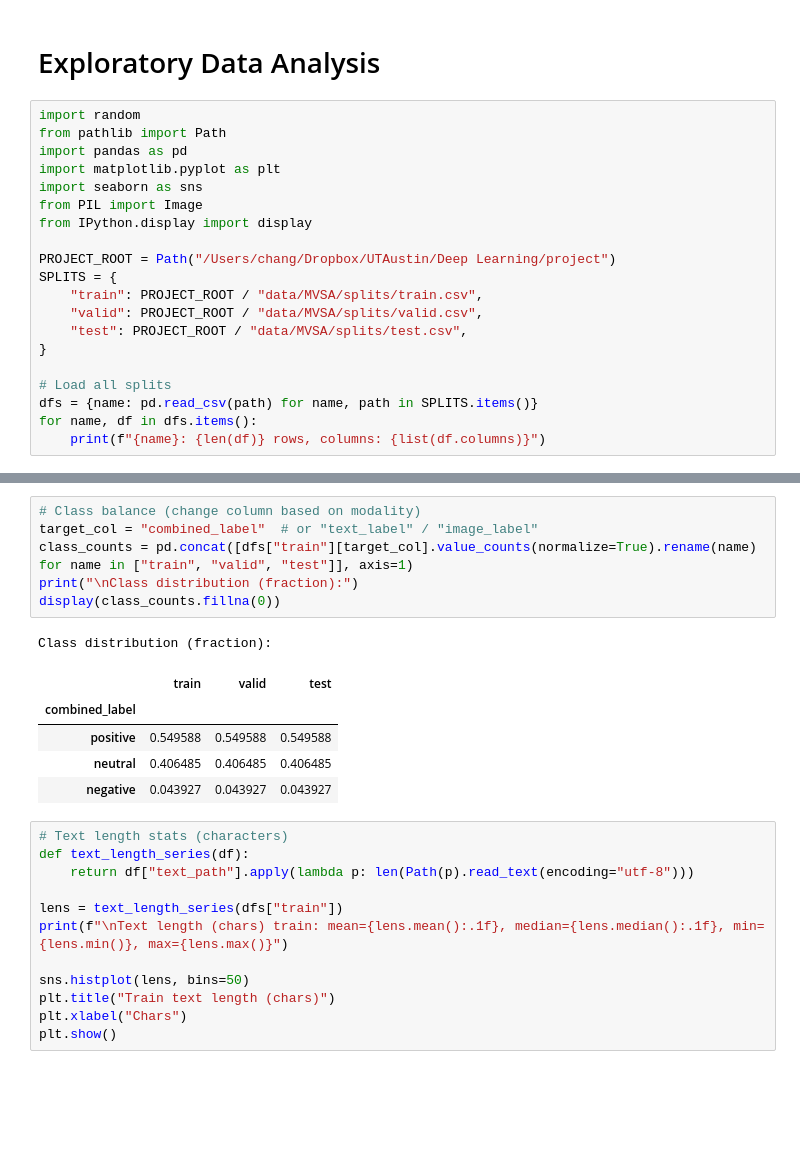
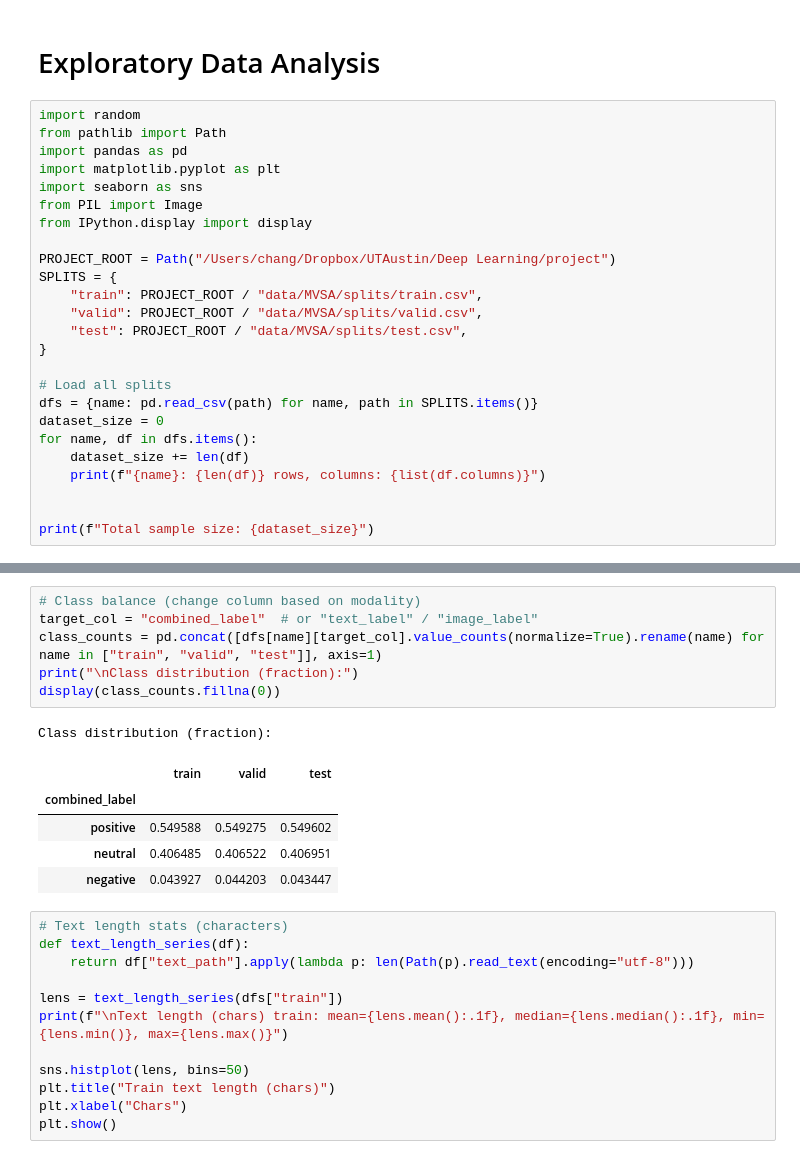
Before and after one commit to cfeng-git/Multimodal-Sentiment-Analysis-with-Image-Text-Data, a Jupyter notebook: notebooks/eda.ipynb, the cells around one changed output, grey strips where cells are left out. Cells and saved outputs as stored; diff of their text form; blank space fills up the shorter version.

```diff
--- a/notebooks/eda.ipynb
+++ b/notebooks/eda.ipynb
@@ -18,8 +18,13 @@ SPLITS = {
 
 # Load all splits
 dfs = {name: pd.read_csv(path) for name, path in SPLITS.items()}
+dataset_size = 0
 for name, df in dfs.items():
+    dataset_size += len(df)
     print(f"{name}: {len(df)} rows, columns: {list(df.columns)}")
+
+
+print(f"Total sample size: {dataset_size}")
 # %% [output]
 train: 11041 rows, columns: ['id', 'text_path', 'image_path', 'text_label', 'image_label', 'combined_label']
 valid: 1380 rows, columns: ['id', 'text_path', 'image_path', 'text_label', 'image_label', 'combined_label']
@@ -27,16 +51,16 @@ test: 1381 rows, columns: ['id', 'text_path', 'image_path', 'text_label', 'image
 # %%
 # Class balance (change column based on modality)
 target_col = "combined_label"  # or "text_label" / "image_label"
-class_counts = pd.concat([dfs["train"][target_col].value_counts(normalize=True).rename(name) for name in ["train", "valid", "test"]], axis=1)
+class_counts = pd.concat([dfs[name][target_col].value_counts(normalize=True).rename(name) for name in ["train", "valid", "test"]], axis=1)
 print("\nClass distribution (fraction):")
 display(class_counts.fillna(0))
 # %% [output]
 Class distribution (fraction):
 |  | train | valid | test |
 | combined_label |  |  |  |
-| positive | 0.549588 | 0.549588 | 0.549588 |
-| neutral | 0.406485 | 0.406485 | 0.406485 |
-| negative | 0.043927 | 0.043927 | 0.043927 |
+| positive | 0.549588 | 0.549275 | 0.549602 |
+| neutral | 0.406485 | 0.406522 | 0.406951 |
+| negative | 0.043927 | 0.044203 | 0.043447 |
 # %%
 # Text length stats (characters)
 def text_length_series(df):
```
Also changed, not shown: parts of 3 cells of this notebook.
